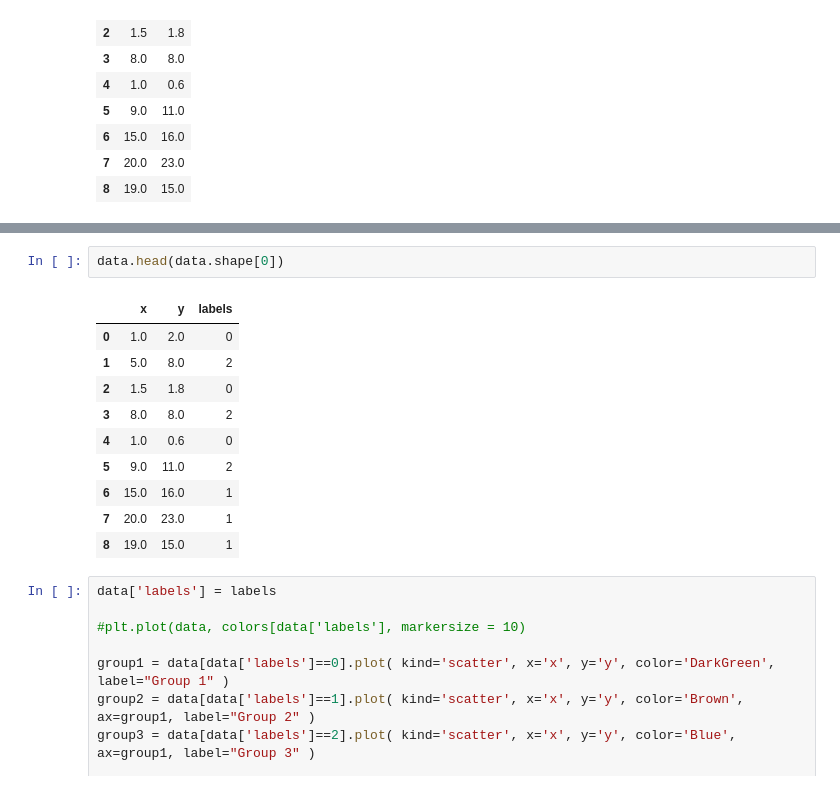
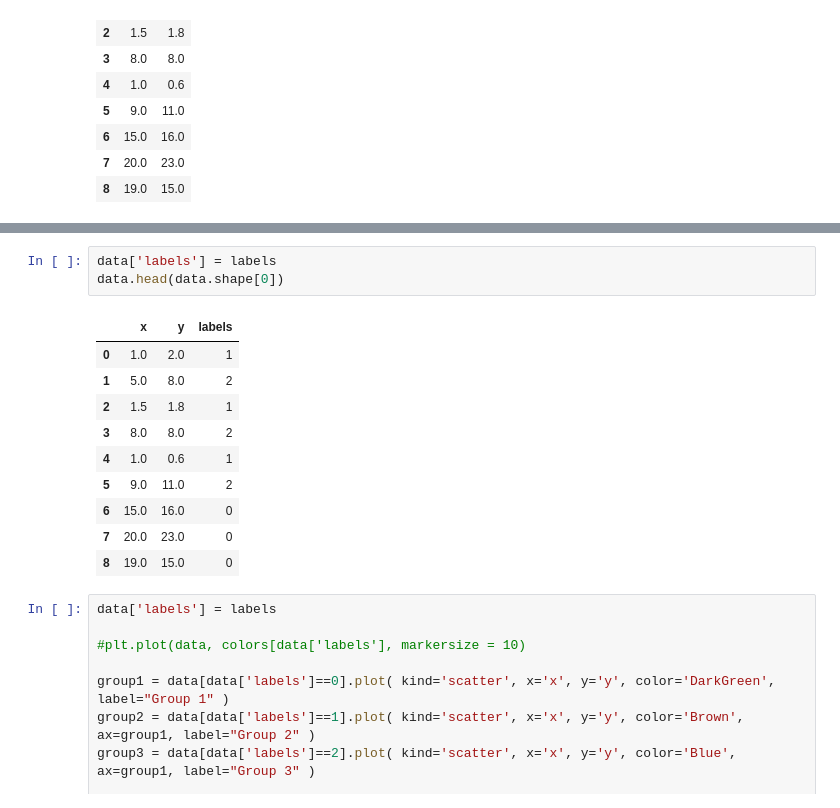
Before and after one commit to FahmidaNourin/CSE445_Machine_Learning, a Jupyter notebook: Clustering_1.ipynb, the cells around one changed output, grey strips where cells are left out. Drawn from its saved outputs; the diff is of its cells as text.

```diff
--- a/Clustering_1.ipynb
+++ b/Clustering_1.ipynb
@@ -44,16 +44,17 @@ print(labels)
 # %%
+data['labels'] = labels
 data.head(data.shape[0])
 # %% [output]
 |  | x | y | labels |
-| 0 | 1.0 | 2.0 | 0 |
+| 0 | 1.0 | 2.0 | 1 |
 | 1 | 5.0 | 8.0 | 2 |
-| 2 | 1.5 | 1.8 | 0 |
+| 2 | 1.5 | 1.8 | 1 |
 | 3 | 8.0 | 8.0 | 2 |
-| 4 | 1.0 | 0.6 | 0 |
+| 4 | 1.0 | 0.6 | 1 |
 | 5 | 9.0 | 11.0 | 2 |
-| 6 | 15.0 | 16.0 | 1 |
-| 7 | 20.0 | 23.0 | 1 |
-| 8 | 19.0 | 15.0 | 1 |
+| 6 | 15.0 | 16.0 | 0 |
+| 7 | 20.0 | 23.0 | 0 |
+| 8 | 19.0 | 15.0 | 0 |
 # %%
 data['labels'] = labels
 
```
Also changed, not shown: parts of 1 cell of this notebook.
